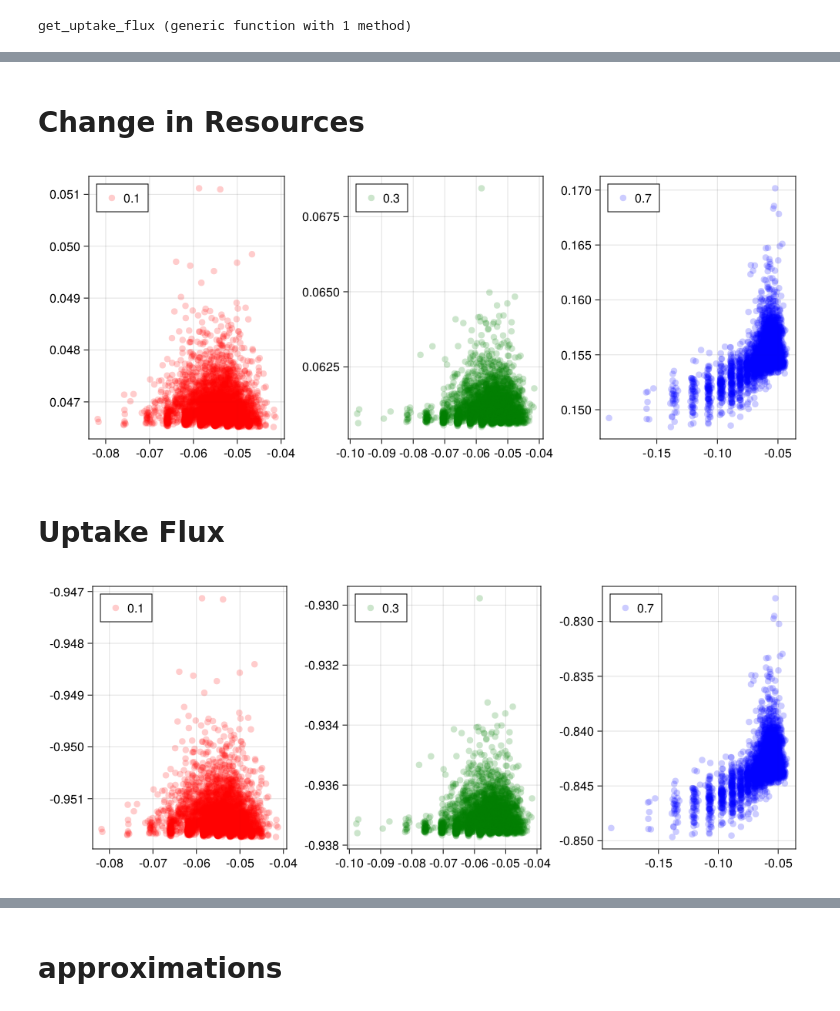
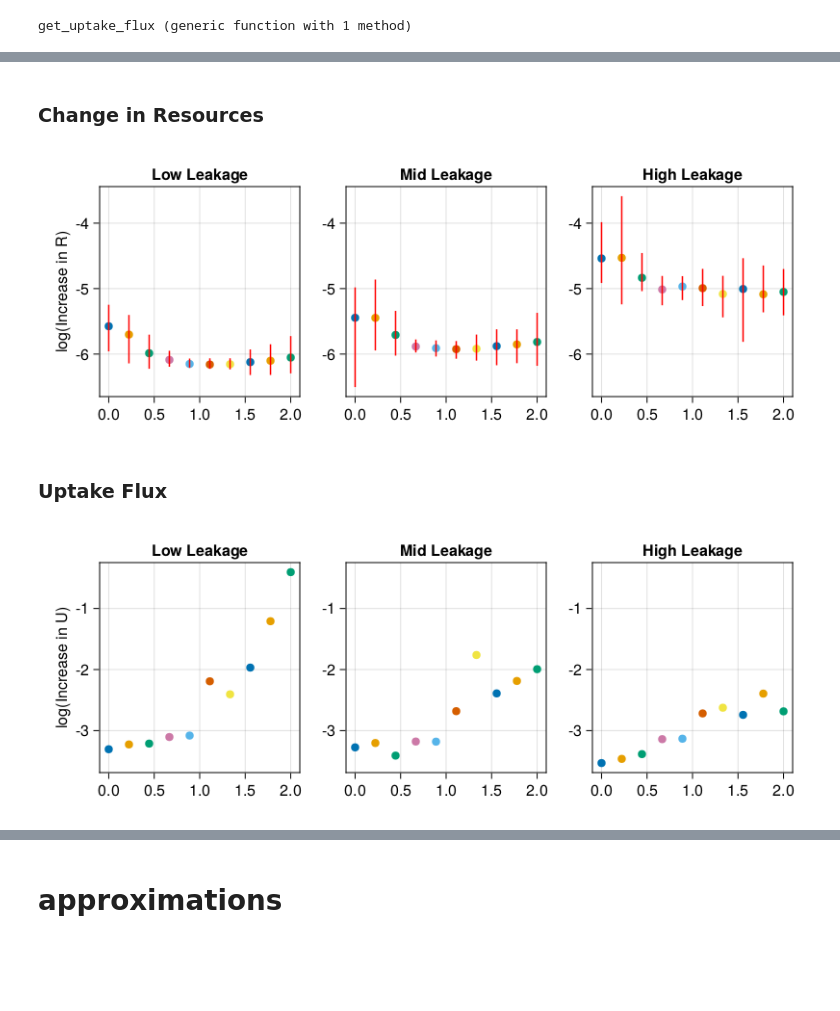
Before and after one commit to CleggTom/chemicalstressors, a Jupyter notebook: notebooks/detox_stress_model.ipynb, the cells around one changed output, grey strips where cells are left out. Saved outputs shown, nothing was run; the diff lists cells and outputs as text; code cells hidden in the pictures; blank space fills up the shorter version.

```diff
--- a/notebooks/detox_stress_model.ipynb
+++ b/notebooks/detox_stress_model.ipynb
@@ -182,10 +330,10 @@ f
 r = JLD2.load("../data/detox_simulations.jld2")
 analysis = JLD2.load("../data/analysis.jld2")
 
-N_r,N_u, N_l, N_λ, N_ρ, N_utot = size(r["J"])
+N_r,N_u,N_λ,N_ρ = size(r["J"])
 
-s_vec = 10 .^ range(0, 2, length = 20)
-ρ_vec = ρ_vec = [0.0, 0.01, 0.1, 1.0]
+u_vec =  (range(0, 2, length = N_u))
+ρ_vec = range(-4, -4, length = N_ρ)
 λ_vec = [0.1, 0.3, 0.7]
 
 mean_no_diag(A) = (sum(A) - sum(A[diagind(A)])) / (prod(size(A) .- [0, 1]))
@@ -393,46 +462,62 @@ LoadError: DimensionMismatch: arrays could not be broadcast to a common size; go
 # %% [markdown]
-# Change in Resources
+### Change in Resources
 # %%
-f = Figure(resolution = (1000,400))
-ax = [Axis(f[1,i]) for i = 1:3]
-res = zeros(20,3)
+f = Figure(resolution = (800,300))
+ax = [Axis(f[1,i], ) for i = 1:3]
+[ax[i].title = string(["Low","Mid","High"][i]," Leakage") for i = 1:3]
+ax[1].ylabel = "log(Increase in R)"
 
-c = ["red","green","blue"]
 
-ρ = 1
+for u = 1:N_u
+    for l = 1:N_λ
+        ΔR_plt = ΔR[:,u,l,4]
+        filter!(x -> x > 0, ΔR_plt)
+        ΔR_plt = log.(ΔR_plt)
 
-# #rescale rates
-for l = 1:3
-        R = ΔR[:,:,:,l][:]
-        a = a_mean[:,:,:,l,ρ][:]
-        scatter!(ax[l], (a), (R), label = string(λ_vec[l]), color = (c[l],0.2))
+        #mean
+        scatter!(ax[l], u_vec[u], mean(ΔR_plt))
+
+        #error
+        lb = (mean(ΔR_plt) - quantile(ΔR_plt,0.05))
+        ub = (quantile(ΔR_plt,0.95) - mean(ΔR_plt))
+
+         errorbars!(ax[l], u_vec[u], (mean(ΔR_plt)),[lb],[ub],color = "red")
+    end
 end
 
-axislegend.(ax, position = :lt)
+linkaxes!(ax...)
 
 f
 # %% [output]
-[figure, old version]
+[figure, new version]
 # %% [markdown]
-# Uptake Flux
+### Uptake Flux
 # %%
-f = Figure(resolution = (1000,400))
-ax = [Axis(f[1,i]) for i = 1:3]
-res = zeros(20,3)
+f = Figure(resolution = (800,300))
+ax = [Axis(f[1,i], ) for i = 1:3]
+[ax[i].title = string(["Low","Mid","High"][i]," Leakage") for i = 1:3]
+ax[1].ylabel = "log(Increase in U)"
 
-c = ["red","green","blue"]
 
-ρ = 1
+for u = 1:N_u
+    for l = 1:N_λ
+        ΔU_plt = -ΔU[:,u,l,4]
+        filter!(x -> x > 0, ΔU_plt)
+        ΔU_plt = log.(ΔU_plt)
 
-# #rescale rates
-for l = 1:3
-        Up = ΔU[:,:,:,l][:]
-        a = a_mean[:,:,:,l,ρ][:]
-        scatter!(ax[l], (a), (Up), label = string(λ_vec[l]), color = (c[l],0.2))
+        #mean
+        scatter!(ax[l], u_vec[u], mean(ΔU_plt))
+
+        #error
+        # lb = (mean(ΔU_plt) - quantile(ΔU_plt,0.05))
+        # ub = (quantile(ΔU_plt,0.95) - mean(ΔU_plt))
+
+         # errorbars!(ax[l], u_vec[u], (mean(ΔU_plt)),[lb],[ub],color = "red")
+    end
 end
 
-axislegend.(ax, position = :lt)
+linkaxes!(ax...)
 
 f
 # %% [output]
-[figure, old version]
+[figure, new version]
```
Also changed, not shown: parts of 34 cells of this notebook, 4 other files.
